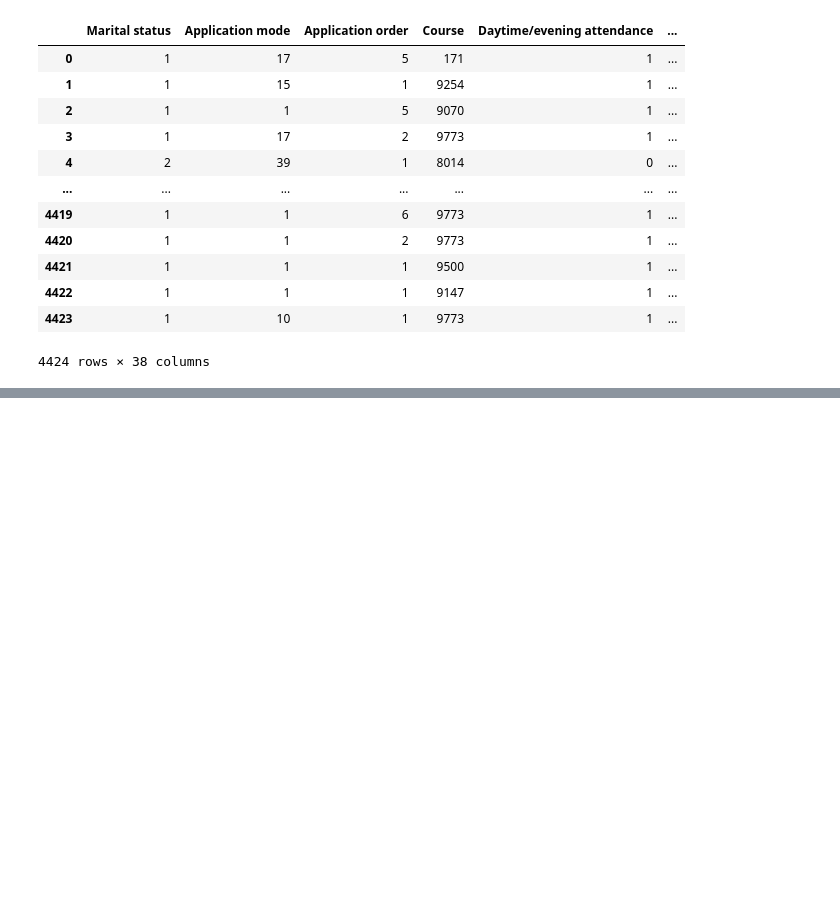
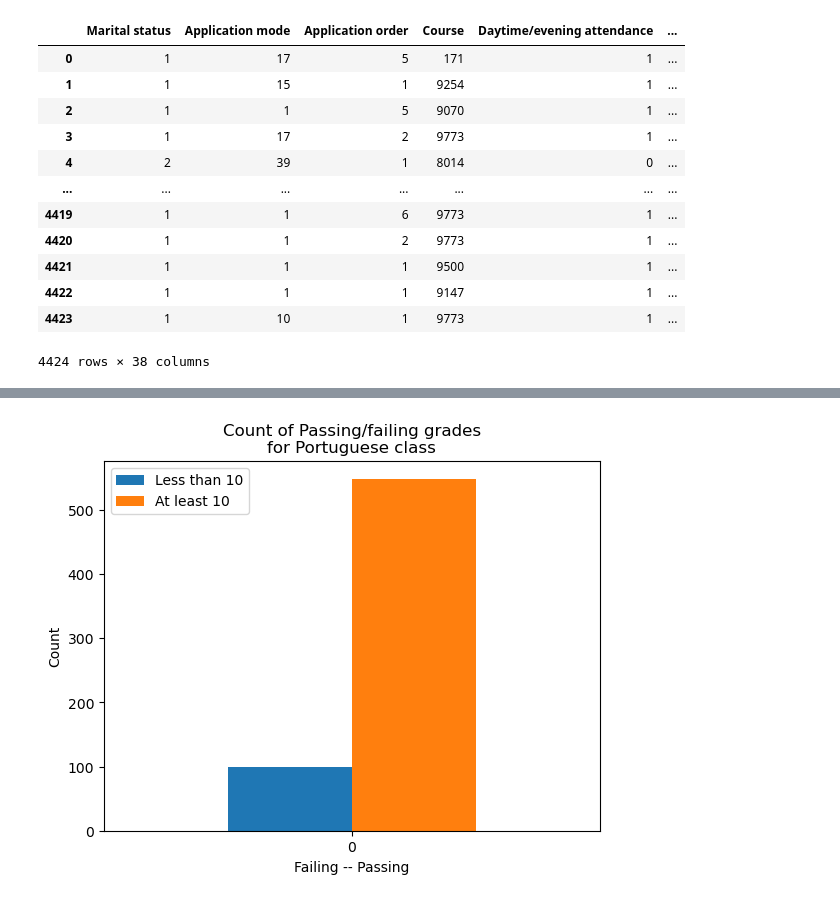
Before and after one commit to kyleham12/AcademicSuccessPredictor, a Jupyter notebook: cs171proj.ipynb, the cells around one changed output, grey strips where cells are left out. Saved outputs shown, nothing was run; the diff lists cells and outputs as text; code cells hidden in the pictures; blank space fills up the shorter version.

```diff
--- a/cs171proj.ipynb
+++ b/cs171proj.ipynb
@@ -183,0 +317,27 @@ mod_df
+# %%
+port_lang_data['G3'] = port_lang_data['G3'].astype(int)
+
+less_than_10 = port_lang_data["G3"] < 10
+at_least_10 = port_lang_data["G3"] >= 10
+
+# Create a new DataFrame with counts based on the conditions
+port_lang_data['G3'] = pd.to_numeric(port_lang_data['G3'], errors='coerce')
+
+# Exclude non-numeric values for comparison
+less_than_10 = port_lang_data['G3'] < 10
+at_least_10 = port_lang_data['G3'] >= 10
+
+# Create a new DataFrame with counts based on the conditions
+count_df = pd.DataFrame({
+    'Less than 10': port_lang_data.loc[less_than_10, 'G3'].count(),
+    'At least 10': port_lang_data.loc[at_least_10, 'G3'].count()
+}, index=[0])
+
+# Plot the bar chart
+count_df.plot(kind='bar', rot=0)
+plt.title('Count of Passing/failing grades\nfor Portuguese class')
+plt.xlabel('Failing -- Passing')
+plt.ylabel('Count')
+plt.show()
+# %% [output]
+[figure, added]
```
Also changed, not shown: parts of 17 cells of this notebook, 1 other file.
